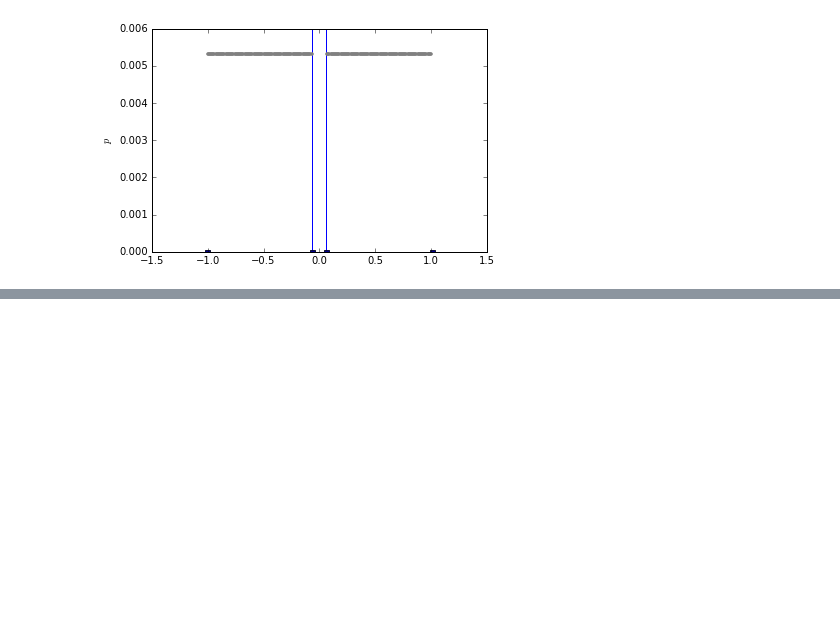
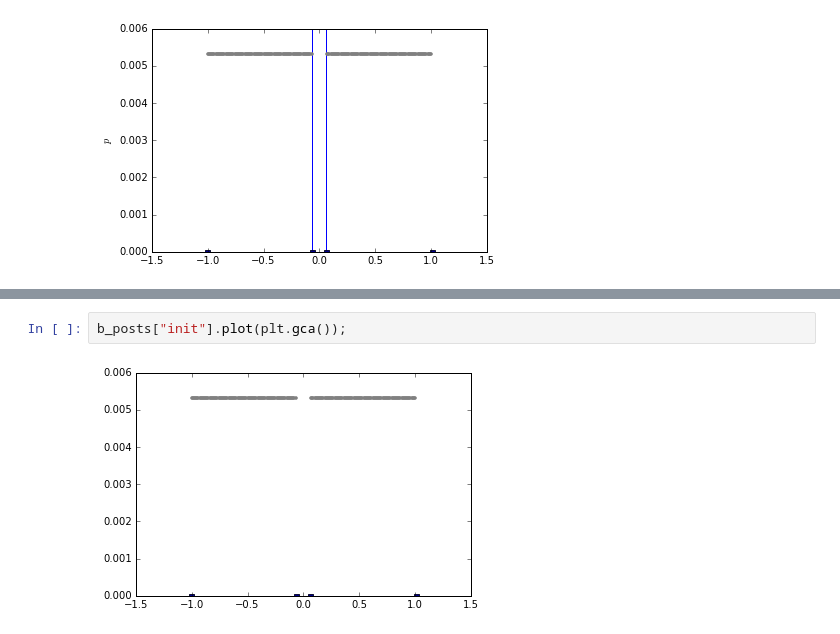
Before and after one commit to goretkin/tactile-pomdp, a Jupyter notebook: 1d-example-jig-object-relative.ipynb, the cells around one changed output, grey strips where cells are left out. Drawn from its saved outputs; the diff is of its cells as text; blank space fills up the shorter version.

```diff
--- a/1d-example-jig-object-relative.ipynb
+++ b/1d-example-jig-object-relative.ipynb
@@ -1091,0 +1145,4 @@ plt.gca().set_xlim(-1.1, 1.1)
+# %%
+b_posts["init"].plot(plt.gca());
+# %% [output]
+[figure, added]
```
Also changed, not shown: parts of 11 cells of this notebook.
